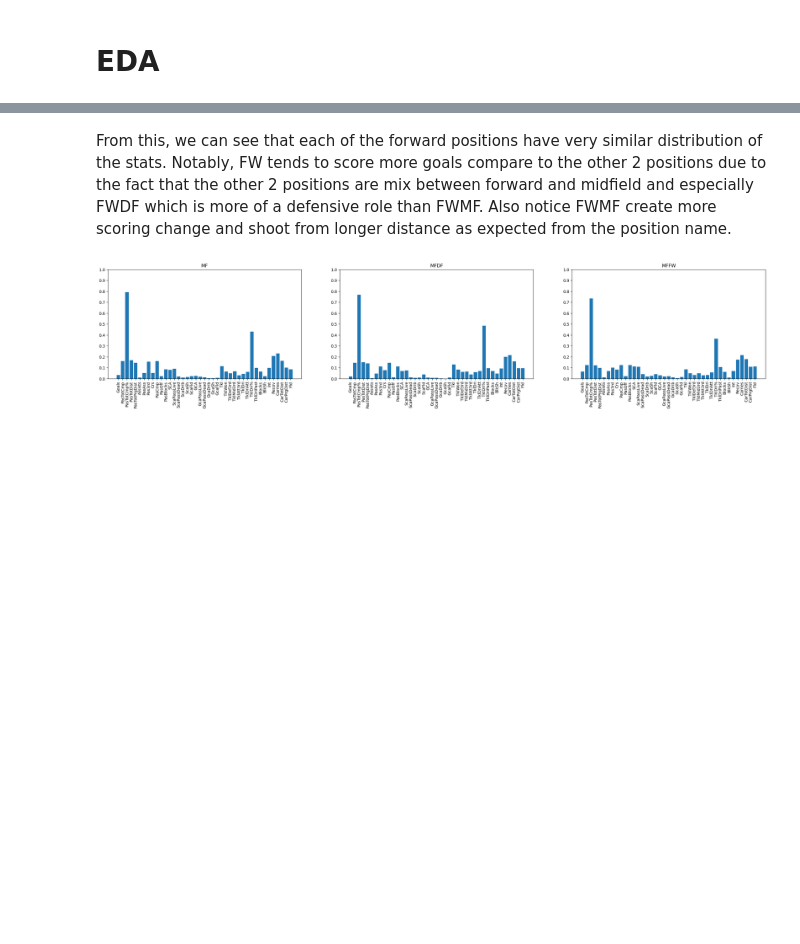
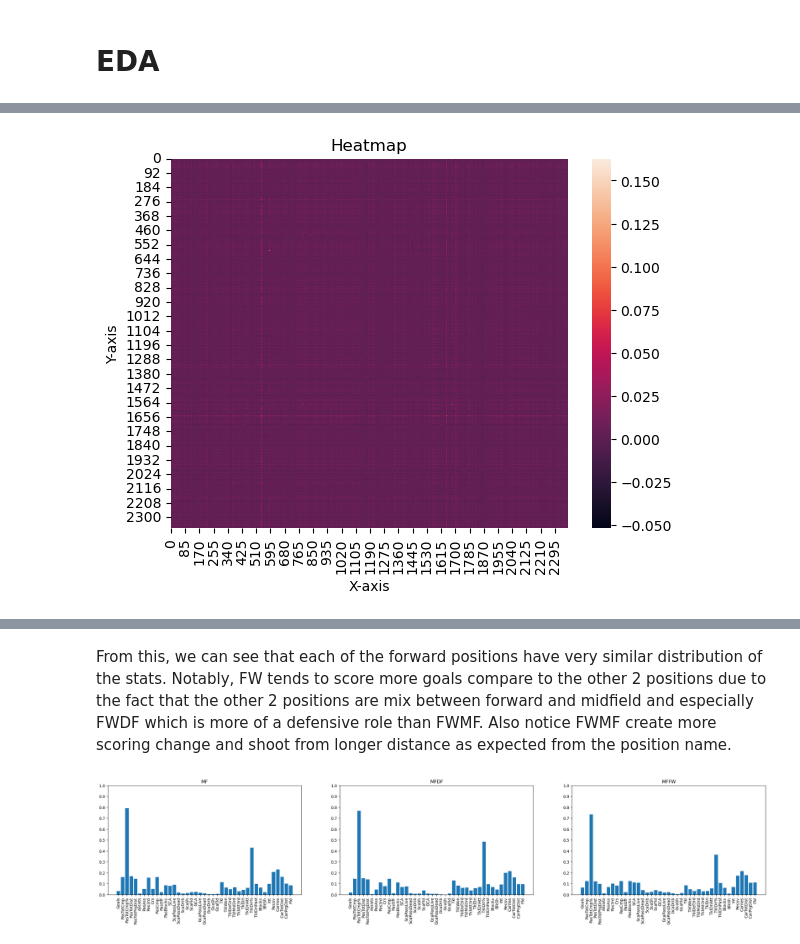
Before and after one commit to quangbui04/Football-Player-Comparison, a Jupyter notebook: football-players-visualization.ipynb, the cells around one changed output, grey strips where cells are left out. Drawn from its saved outputs; the diff is of its cells as text; code cells hidden in the pictures; blank space fills up the shorter version.

```diff
--- a/football-players-visualization.ipynb
+++ b/football-players-visualization.ipynb
@@ -190,3 +191,9 @@ features_sum = ["Goals", "MP", "Starts", "Min", "Assists"]
+# %%
+forward_features_reduced = ["Goals", "Shots", "SCA", "Assists", "Car3rd", "ScaFld", "Carries", "CarTotDist", "CarPrgDist", 'CPA', "ScaDrib"]
+midfielder_features_reduced = ["Goals","PasTotCmp", "Assists", "PasAss", "Pas3rd", "Crs", "PasCmp", "SCA", "ScaDrib", "GCA", "Tkl", "TklWon", "TklDri",
+                       "TklDriAtt", "Blocks", "BlkSh", "Int", "Recov", "Carries", "CarPrgDist" , "Fld"]
+defender_features_reduced = ["PasTotCmp", "PasTotDist", "PasTotPrgDist", "Tkl", "TklWon", "TklDef3rd", "TklMid3rd", "TklAtt3rd", "TklDri", "TklDriAtt", "TklDriPast", "Blocks",
+                     "BlkSh", "Int", "Tkl+Int", "Recov", "AerWon", "AerLost", "Carries", "CarTotDist", "CarPrgDist", "CrdY", "CrdR","Fls", "Clr"]
 # %%
 forward_position = ["FW", "FWMF", "FWDF"]
 midfield_position = ["MF", "MFDF", "MFFW"]
@@ -330,3 +352,12 @@ print(df_players.shape)
+# %%
+cov_matrix = np.cov(df_radar[forward_features_reduced + midfielder_features_reduced + defender_features_reduced])
+sns.heatmap(cov_matrix)
+plt.xlabel("X-axis")
+plt.ylabel("Y-axis")
+plt.title("Heatmap")
+plt.show()
+# %% [output]
+[figure, added]
 # %%
 def plot_position(general_position, features, df, max_value):
     fig, axes = plt.subplots(nrows=1, ncols=len(general_position), figsize=(30,5))
```
Also changed, not shown: parts of 65 cells of this notebook.
